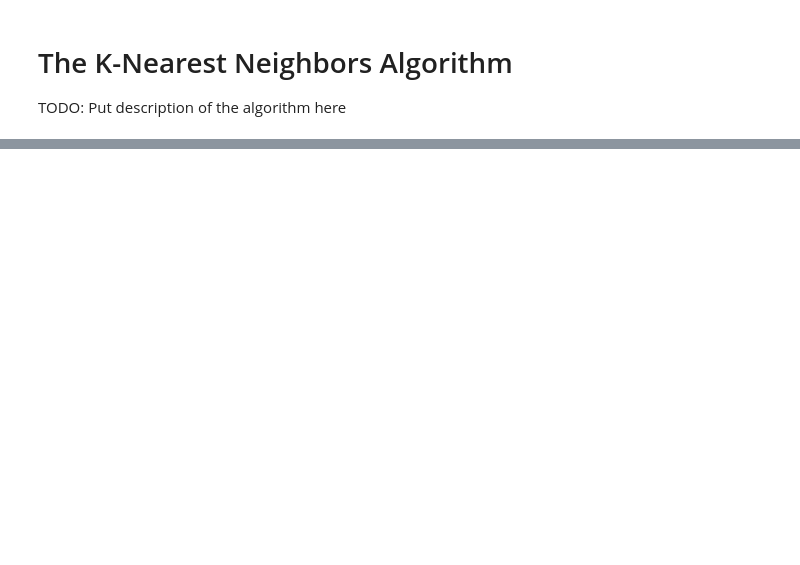
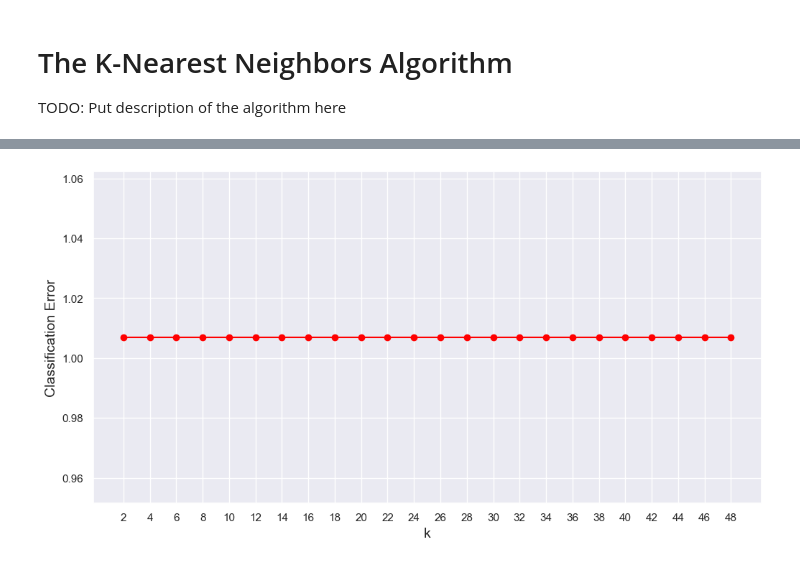
Before and after one commit to Krish-Patel-1/CMOR438, a Jupyter notebook: Supervised-Learning/K_Nearest-Neighbors/K-Nearest-Neighbors.ipynb, the cells around one changed output, grey strips where cells are left out. Cells and saved outputs as stored; diff of their text form; code cells hidden in the pictures; blank space fills up the shorter version.

```diff
--- a/Supervised-Learning/K_Nearest-Neighbors/K-Nearest-Neighbors.ipynb
+++ b/Supervised-Learning/K_Nearest-Neighbors/K-Nearest-Neighbors.ipynb
@@ -37,0 +219,15 @@ def distance(p,q):
+# %%
+possible_k = [x for x in range(2, 50, 2)]
+error_rate = errors = [classification_error(X_test,
+                               y_test,
+                               X_train,
+                               y_train, k) for k in possible_k]
+# %%
+plt.figure(figsize=(12, 6))
+plt.plot(possible_k, errors, color = 'red', marker = 'o')
+plt.xlabel('k', fontsize = 14)
+plt.ylabel('Classification Error', fontsize = 14)
+plt.xticks(possible_k)
+plt.show()
+# %% [output]
+[figure, added]
```
Also changed, not shown: parts of 22 cells of this notebook, 3 other files.
